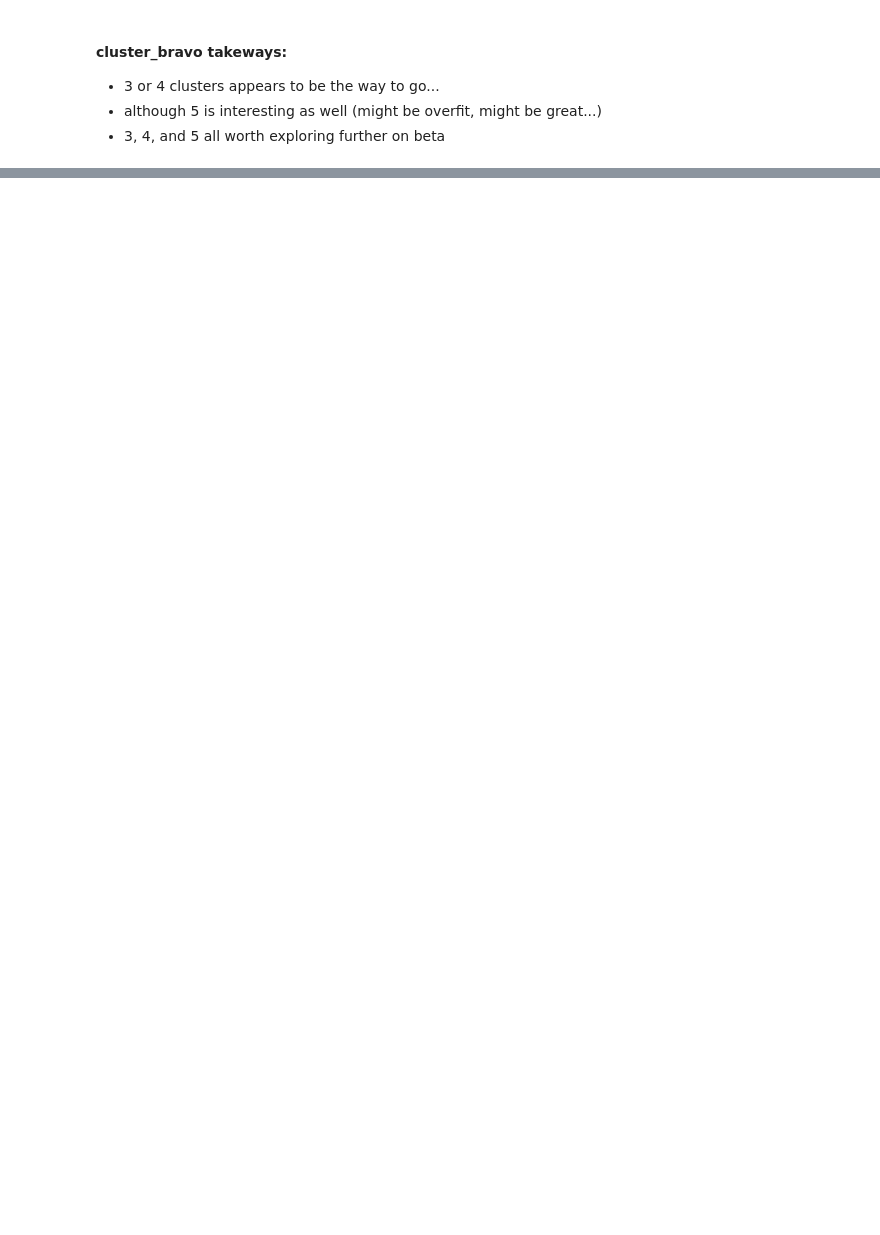
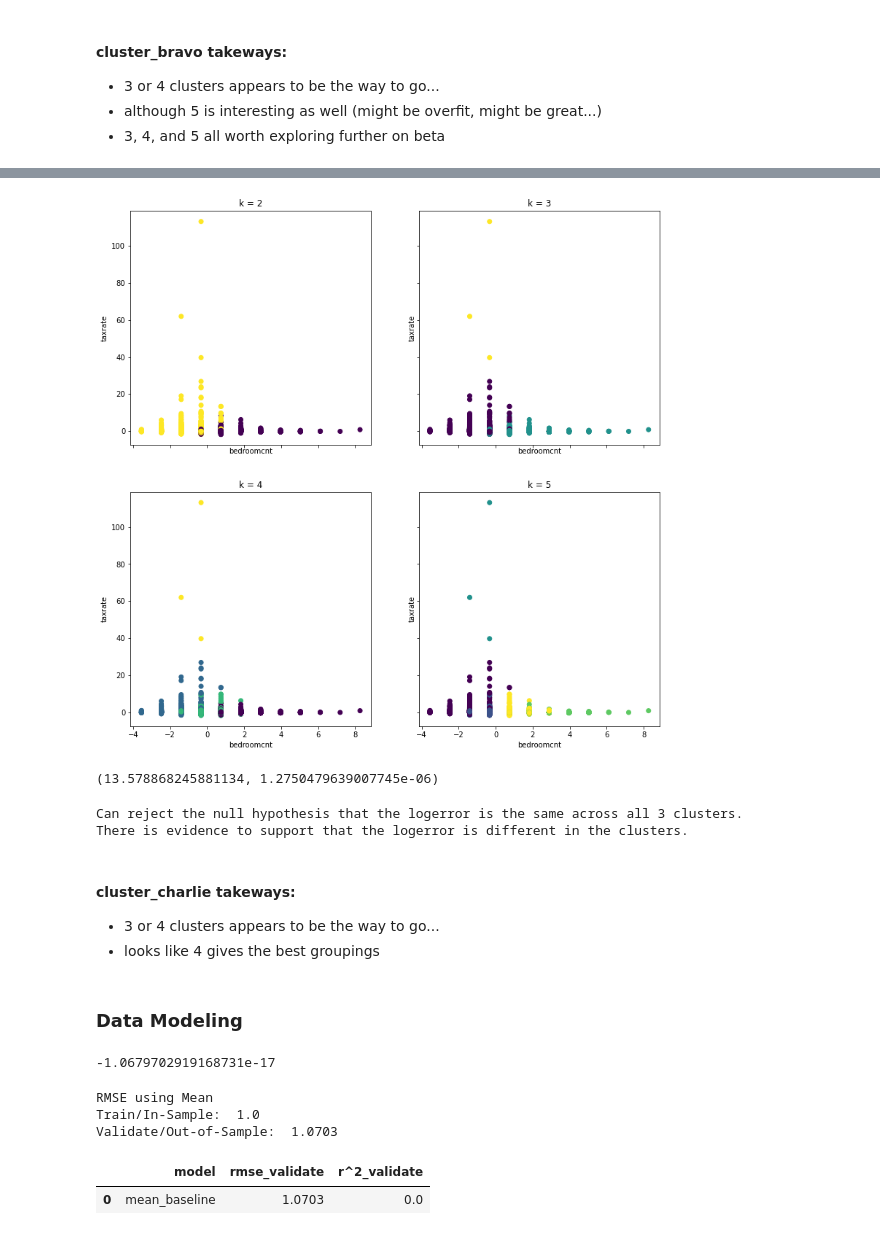
Before and after one commit to Tyler-Applegate/zillow-clustering-project, a Jupyter notebook: final_report.ipynb, the cells around one changed output, grey strips where cells are left out. Saved outputs shown, nothing was run; the diff lists cells and outputs as text; code cells hidden in the pictures; blank space fills up the shorter version.

```diff
--- a/final_report.ipynb
+++ b/final_report.ipynb
@@ -524,0 +594,12 @@ There is evidence to support that the logerror is different in the clusters.
+# %%
+# What value of k is appropriate?
+
+
+fig, axs = plt.subplots(2, 2, figsize=(13, 13), sharex=True, sharey=True)
+
+for ax, k in zip(axs.ravel(), range(2, 6)):
+    clusters = KMeans(k).fit(X2_train_scaled).predict(X2_train_scaled)
+    ax.scatter(X2_train_scaled.bedroomcnt, X2_train_scaled.taxrate, c=clusters)
+    ax.set(title='k = {}'.format(k), xlabel='bedroomcnt', ylabel='taxrate')
+# %% [output]
+[figure, added]
@@ -524,0 +615,25 @@ There is evidence to support that the logerror is different in the clusters.
+# %%
+# run ANOVA test to determine if logerror is equal across all clusters
+null_hypothesis = 'the logerror is the same across all 3 clusters.'
+alt_hypothesis = 'the logerror is different in the clusters.'
+
+alpha = 0.05
+
+f, p = stats.f_oneway(charlie_0, charlie_1, charlie_2)
+f, p
+# %% [output]
+(13.578868245881134, 1.2750479639007745e-06)
+# %%
+if p < alpha:
+    print('Can reject the null hypothesis that', null_hypothesis)
+    print('There is evidence to support that', alt_hypothesis)
+else:
+    print('Fail to reject the null hypothesis.')
+    print('There is evidence to support that', null_hypothesis)
+# %% [output]
+Can reject the null hypothesis that the logerror is the same across all 3 clusters.
+There is evidence to support that the logerror is different in the clusters.
+# %% [markdown]
+#### cluster_charlie takeways:
+- 3 or 4 clusters appears to be the way to go...
+- looks like 4 gives the best groupings
@@ -524,0 +668,40 @@ There is evidence to support that the logerror is different in the clusters.
+# %% [markdown]
+### Data Modeling
+# %%
+# let's find the baseline logerror...
+train_scaled.logerror.mean()
+# %% [output]
+-1.0679702919168731e-17
+# %%
+# We need y_train and y_validate to be dataframes to append the new columns with predicted values.
+y_train_scaled = pd.DataFrame(y_train_scaled)
+y_validate_scaled = pd.DataFrame(y_validate_scaled)
+y_test_scaled = pd.DataFrame(y_test_scaled)
+
+# Predict av_pred_mean
+av_pred_mean = y_train_scaled['logerror'].mean()
+y_train_scaled['baseline'] = av_pred_mean
+y_validate_scaled['baseline'] = av_pred_mean
+y_test_scaled['baseline'] = av_pred_mean
+
+# RMSE of av_pred_mean
+rmse_train = mean_squared_error(y_train_scaled['logerror'], y_train_scaled['baseline']) ** 0.5
+rmse_validate = mean_squared_error(y_validate_scaled['logerror'], y_validate_scaled['baseline']) ** 0.5
+
+# How did the baseline mean perform
+print("RMSE using Mean\nTrain/In-Sample: ", round(rmse_train, 4),
+      "\nValidate/Out-of-Sample: ", round(rmse_validate, 4))
+# %% [output]
+RMSE using Mean
+Train/In-Sample:  1.0
+Validate/Out-of-Sample:  1.0703
+# %%
+# Clean it up now
+metric_df = pd.DataFrame(data=[{
+    'model': 'mean_baseline',
+    'rmse_validate': rmse_validate.round(4),
+    'r^2_validate': explained_variance_score(y_validate_scaled['logerror'], y_validate_scaled['baseline'])}])
+metric_df
+# %% [output]
+|  | model | rmse_validate | r^2_validate |
+| 0 | mean_baseline | 1.0703 | 0.0 |
```
Also changed, not shown: parts of 29 cells of this notebook, 1 other file.
